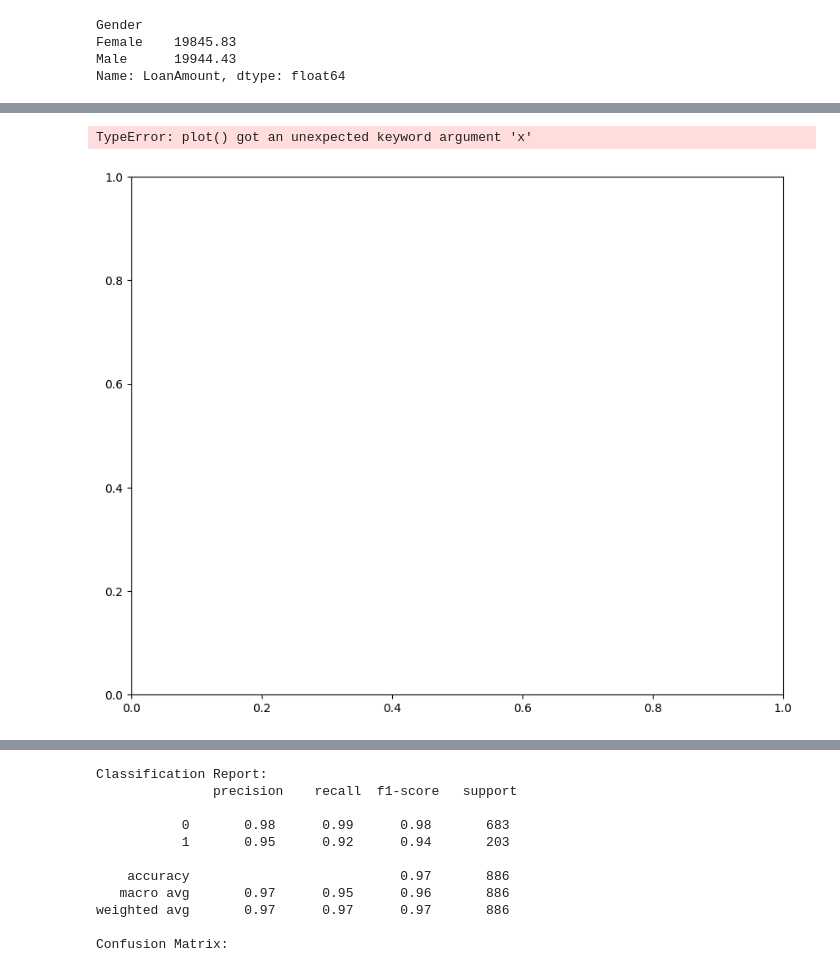
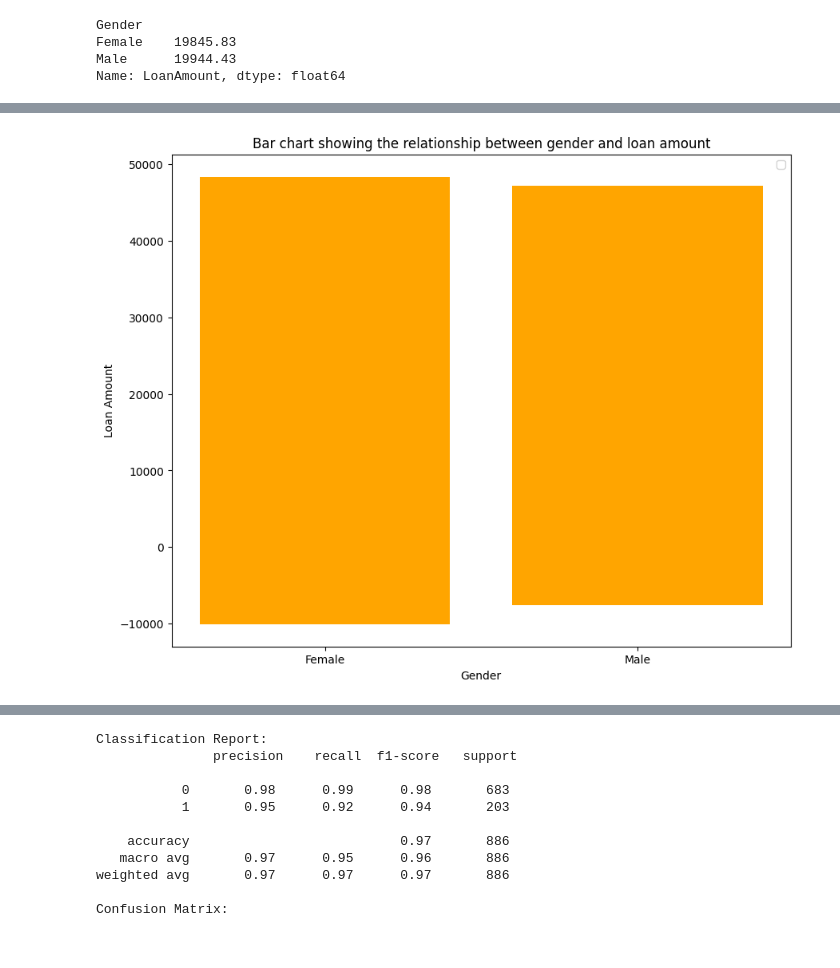
Before and after one commit to AustinMaithya/credit-risk-and-loan-default-analysis, a Jupyter notebook: project.ipynb, the cells around one changed output, grey strips where cells are left out. Drawn from its saved outputs; the diff is of its cells as text; code cells hidden in the pictures.

```diff
--- a/project.ipynb
+++ b/project.ipynb
@@ -189,15 +190,11 @@ sns.lineplot( x = "Age", y = "Income", data = df)
 # %%
-plt.figure(figsize = (10,8))
+# barchart showing the relationship between gender and loan amount
 plt.figure(figsize=(10, 8))
-plt.scatter(df["Age"], df["LoanAmount"])
-plt.title("Scatter plot showing the relationship between age and loan amount")
-plt.xlabel("Age")
+plt.bar(df["Gender"], df["LoanAmount"], color = [ "orange"])
+plt.title("Bar chart showing the relationship between gender and loan amount")
+plt.xlabel("Gender")
 plt.ylabel("Loan Amount")
+plt.legend()
 plt.show()
-plt.title("Scatter plot showing the relationship between age and loan amount")
-plt.xlabel("Age")
-plt.ylabel("Loan Amount")
-plt.show()
 # %% [output]
-TypeError: plot() got an unexpected keyword argument 'x'
-[figure, old version]
+[figure, new version]
```
Also changed, not shown: parts of 3 cells of this notebook.
